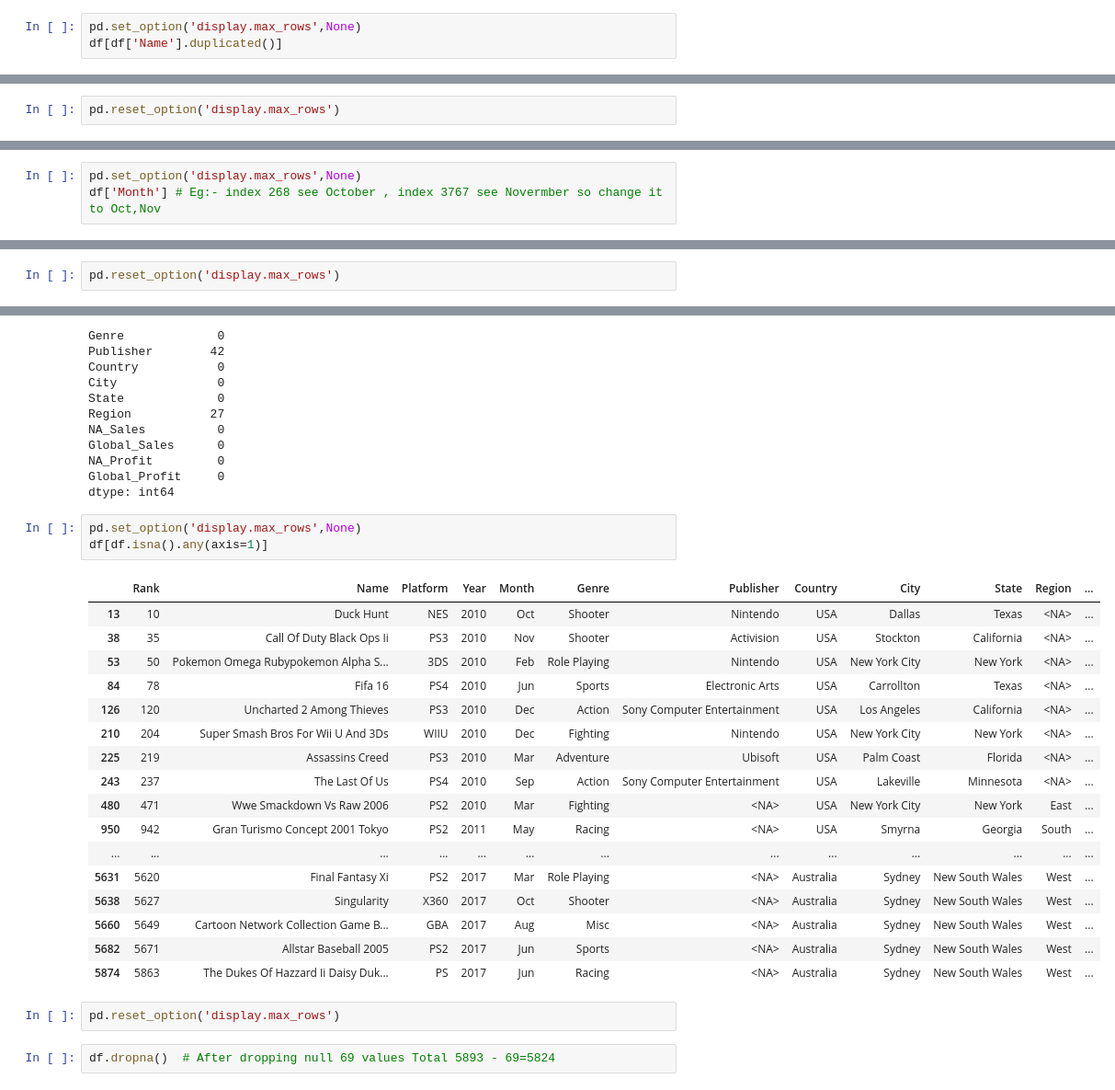
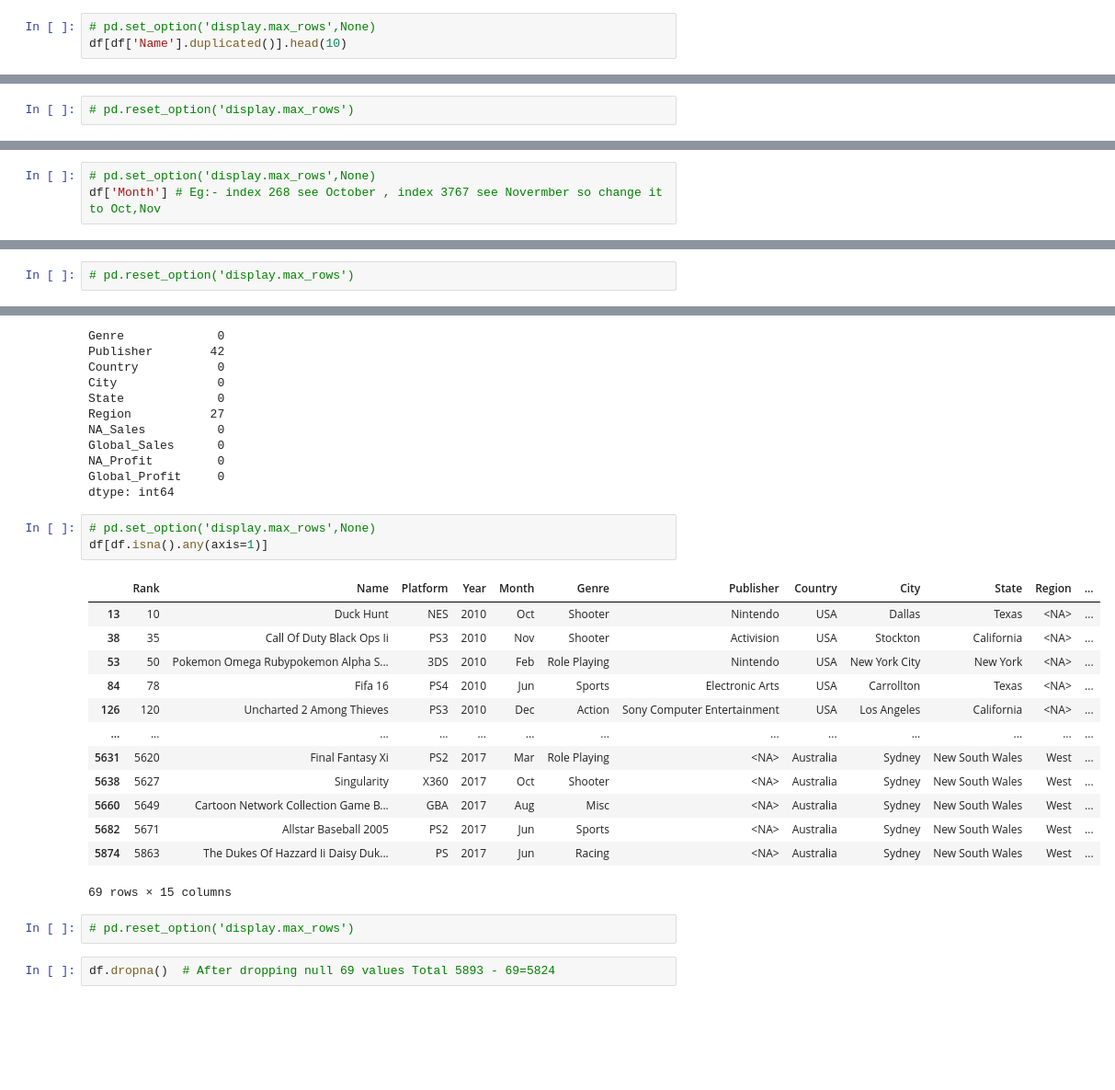
Before and after one commit to younuskurakula/VideoGameSales, a Jupyter notebook: DataCleaningVGS.ipynb, the cells around one changed output, grey strips where cells are left out. Shown at 92% size. Drawn from its saved outputs; the diff is of its cells as text; blank space fills up the shorter version.

```diff
--- a/DataCleaningVGS.ipynb
+++ b/DataCleaningVGS.ipynb
@@ -261,6 +261,6 @@ df.duplicated().sum()
 # %% [output]
 np.int64(0)
 # %%
-pd.set_option('display.max_rows',None)
-df[df['Name'].duplicated()]
+# pd.set_option('display.max_rows',None)
+df[df['Name'].duplicated()].head(10)
 # %% [output]
@@ -284,5 +278,5 @@ df[df['Name'].duplicated()]
 # %%
-pd.reset_option('display.max_rows')
+# pd.reset_option('display.max_rows')
 # %%
 # Look at in the all columns and Except Rank check once duplicates for remaining columns if you have delete it or think rank how rank is important
 cols=df.columns.drop('Rank') # Here Rank is ignouring
@@ -476,6 +470,6 @@ df['Month'].unique()
 array(['Jan', 'Feb', 'Mar', 'Apr', 'May', 'Jun', 'Jul', 'Aug', 'Sep',
        'Oct', 'Nov', 'Dec', 'October', 'November'], dtype=object)
 # %%
-pd.set_option('display.max_rows',None)
+# pd.set_option('display.max_rows',None)
 df['Month'] # Eg:- index 268 see October , index 3767 see Novermber so change it to Oct,Nov
 # %% [output]
@@ -541,6 +526,6 @@ Name: Month, dtype: category
 Categories (12, string): [Apr, Aug, Dec, Feb, ..., May, Nov, Oct, Sep]
 # %%
-pd.reset_option('display.max_rows')
+# pd.reset_option('display.max_rows')
 # %%
 df['Month'].unique()
 # %% [output]
@@ -1147,28 +1120,24 @@ NA_Profit         0
 Global_Profit     0
 dtype: int64
 # %%
-pd.set_option('display.max_rows',None)
+# pd.set_option('display.max_rows',None)
 df[df.isna().any(axis=1)]
 # %% [output]
 |  | Rank | Name | Platform | Year | Month | Genre | Publisher | Country | City | State | Region | ... |
 | 13 | 10 | Duck Hunt | NES | 2010 | Oct | Shooter | Nintendo | USA | Dallas | Texas | <NA> | ... |
 | 38 | 35 | Call Of Duty Black Ops Ii | PS3 | 2010 | Nov | Shooter | Activision | USA | Stockton | California | <NA> | ... |
 | 53 | 50 | Pokemon Omega Rubypokemon Alpha S... | 3DS | 2010 | Feb | Role Playing | Nintendo | USA | New York City | New York | <NA> | ... |
 | 84 | 78 | Fifa 16 | PS4 | 2010 | Jun | Sports | Electronic Arts | USA | Carrollton | Texas | <NA> | ... |
 | 126 | 120 | Uncharted 2 Among Thieves | PS3 | 2010 | Dec | Action | Sony Computer Entertainment | USA | Los Angeles | California | <NA> | ... |
-| 210 | 204 | Super Smash Bros For Wii U And 3Ds | WIIU | 2010 | Dec | Fighting | Nintendo | USA | New York City | New York | <NA> | ... |
-| 225 | 219 | Assassins Creed | PS3 | 2010 | Mar | Adventure | Ubisoft | USA | Palm Coast | Florida | <NA> | ... |
-| 243 | 237 | The Last Of Us | PS4 | 2010 | Sep | Action | Sony Computer Entertainment | USA | Lakeville | Minnesota | <NA> | ... |
-| 480 | 471 | Wwe Smackdown Vs Raw 2006 | PS2 | 2010 | Mar | Fighting | <NA> | USA | New York City | New York | East | ... |
-| 950 | 942 | Gran Turismo Concept 2001 Tokyo | PS2 | 2011 | May | Racing | <NA> | USA | Smyrna | Georgia | South | ... |
 | ... | ... | ... | ... | ... | ... | ... | ... | ... | ... | ... | ... | ... |
 | 5631 | 5620 | Final Fantasy Xi | PS2 | 2017 | Mar | Role Playing | <NA> | Australia | Sydney | New South Wales | West | ... |
 | 5638 | 5627 | Singularity | X360 | 2017 | Oct | Shooter | <NA> | Australia | Sydney | New South Wales | West | ... |
 | 5660 | 5649 | Cartoon Network Collection Game B... | GBA | 2017 | Aug | Misc | <NA> | Australia | Sydney | New South Wales | West | ... |
 | 5682 | 5671 | Allstar Baseball 2005 | PS2 | 2017 | Jun | Sports | <NA> | Australia | Sydney | New South Wales | West | ... |
 | 5874 | 5863 | The Dukes Of Hazzard Ii Daisy Duk... | PS | 2017 | Jun | Racing | <NA> | Australia | Sydney | New South Wales | West | ... |
+69 rows × 15 columns
 # %%
-pd.reset_option('display.max_rows')
+# pd.reset_option('display.max_rows')
 # %%
 df.dropna()  # After dropping null 69 values Total 5893 - 69=5824
 # %% [output]
```
Also changed, not shown: parts of 26 cells of this notebook.
